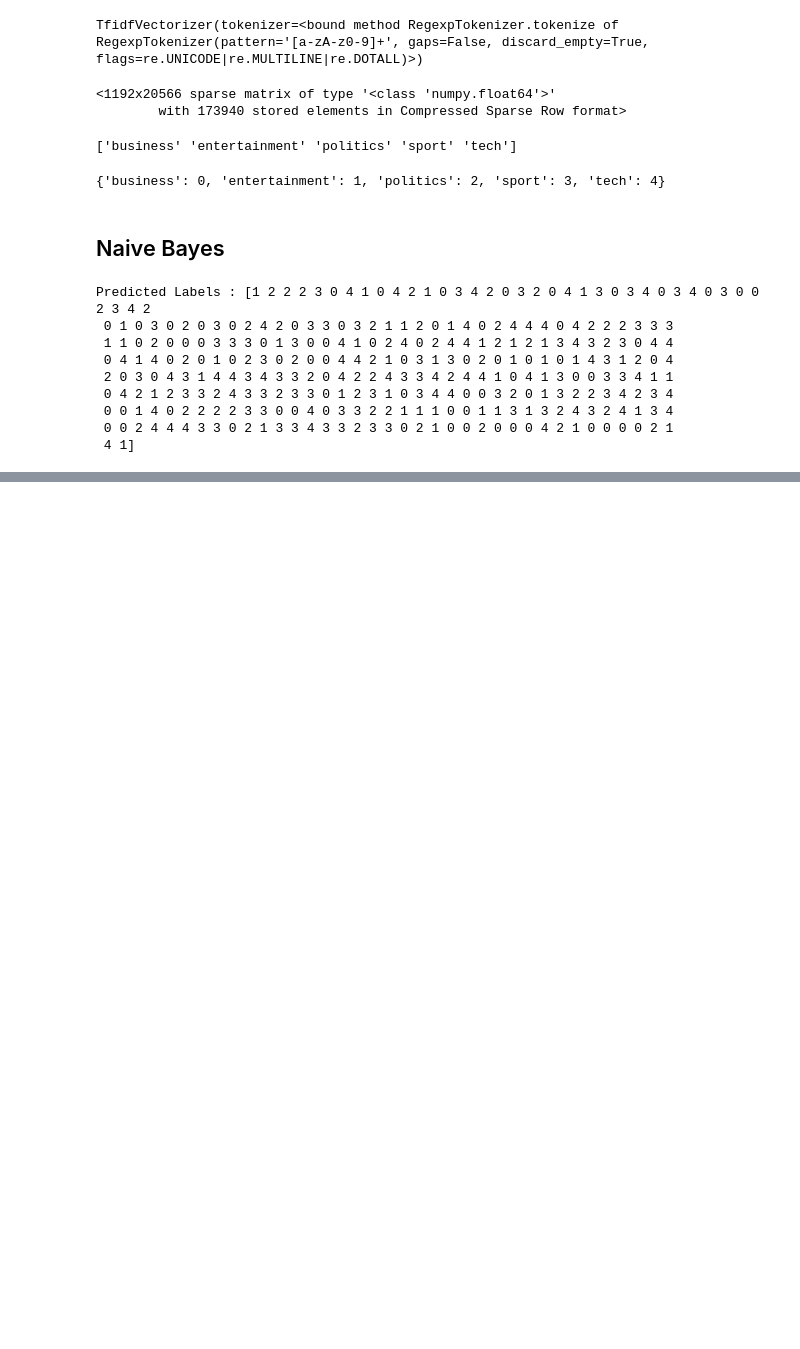
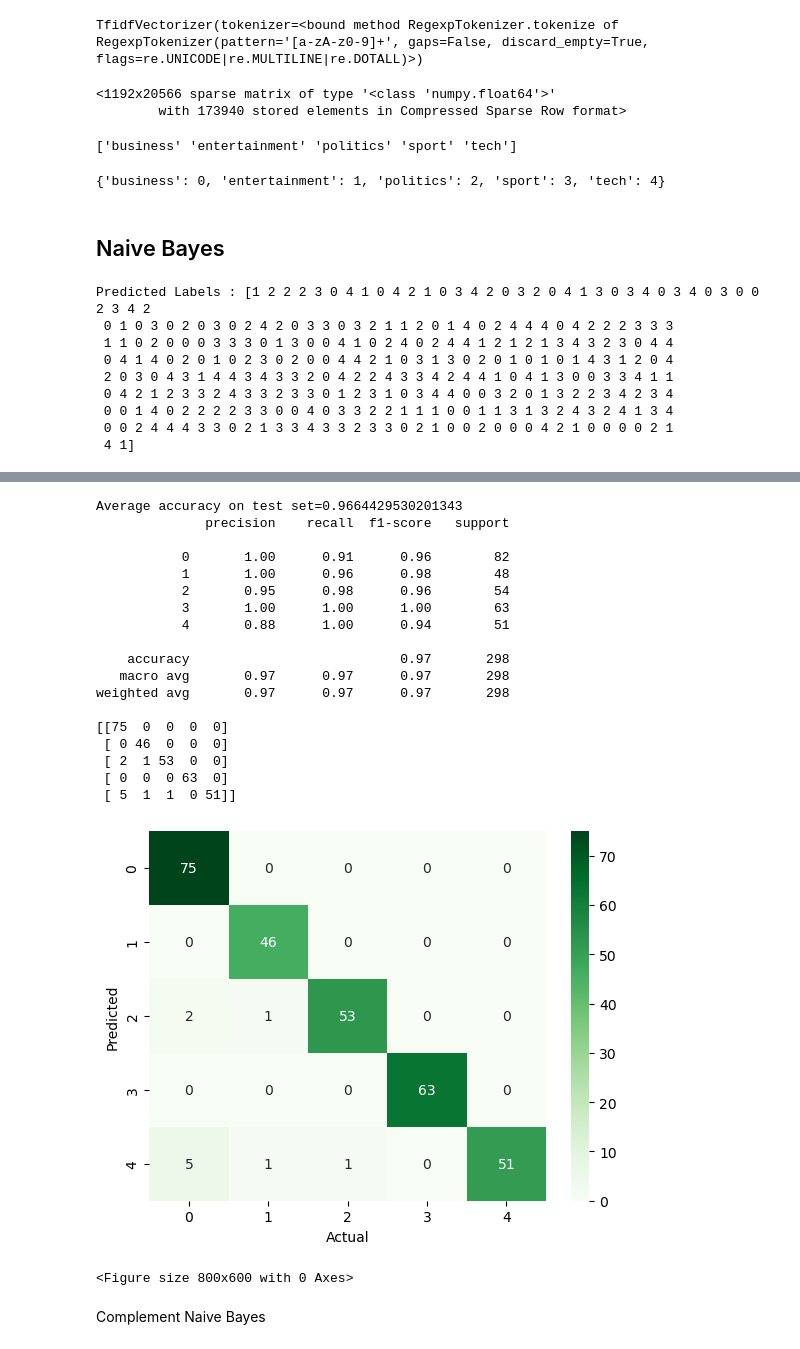
Before and after one commit to PardeepOhri1981/BBC_News_Articles_ML, a Jupyter notebook: DataSet/notebook.ipynb, the cells around one changed output, grey strips where cells are left out. Drawn from its saved outputs; the diff is of its cells as text; code cells hidden in the pictures; blank space fills up the shorter version.

```diff
--- a/DataSet/notebook.ipynb
+++ b/DataSet/notebook.ipynb
@@ -384,6 +384,7 @@ def plot_matrix(y_test,y_pred, color="Greens"):
     sns.heatmap(cm_df, annot= True, fmt='g',cmap=color)
     plt.xlabel("Actual")
     plt.ylabel("Predicted")
+    plt.figure(figsize=(8,6))
     plt.show()
 # %%
 print('Average accuracy on test set={}'.format(np.mean(Y_predicted_MNB == label_fit.transform(y_test))))
@@ -405,0 +418,11 @@ weighted avg       0.97      0.97      0.97       298
+# %%
+## Implement Bernoullis Bayes
+
+from sklearn.naive_bayes import MultinomialNB, GaussianNB,BernoulliNB,CategoricalNB
+model_BNB = BernoulliNB()
+X_train_dense = X_Train_Transformed.toarray()
+
+model_BNB.fit(X_train_dense,y_train_transformed)
+X_test_dense = Tfidf_Vectorizer.transform(x_test).toarray()
+Y_predicted_BNB = model_BNB.predict(X_test_dense)
+print("Predicted Labels :", Y_predicted_BNB)
@@ -405,0 +439,29 @@ weighted avg       0.97      0.97      0.97       298
+# %%
+print('Average accuracy on test set={}'.format(np.mean(Y_predicted_BNB == label_fit.transform(y_test))))
+print(classification_report(Y_predicted_BNB,y_test_transformed))
+cm = confusion_matrix(y_test_transformed,Y_predicted_BNB)
+print(cm)
+plot_matrix(y_test_transformed, Y_predicted_BNB)
+# %% [output]
+Average accuracy on test set=0.9664429530201343
+              precision    recall  f1-score   support
+
+           0       1.00      0.91      0.96        82
+           1       1.00      0.96      0.98        48
+           2       0.95      0.98      0.96        54
+           3       1.00      1.00      1.00        63
+           4       0.88      1.00      0.94        51
+
+    accuracy                           0.97       298
+   macro avg       0.97      0.97      0.97       298
+weighted avg       0.97      0.97      0.97       298
+
+[[75  0  0  0  0]
+ [ 0 46  0  0  0]
+ [ 2  1 53  0  0]
+ [ 0  0  0 63  0]
+ [ 5  1  1  0 51]]
+[figure, added]
+<Figure size 800x600 with 0 Axes>
+# %% [markdown]
+Complement Naive Bayes
```
Also changed, not shown: parts of 21 cells of this notebook, 1 other file.
